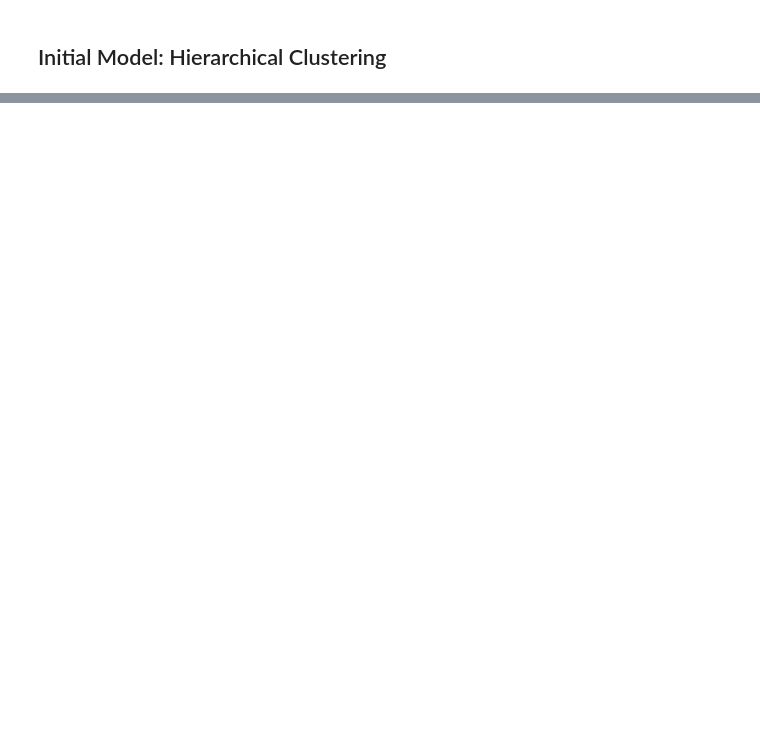
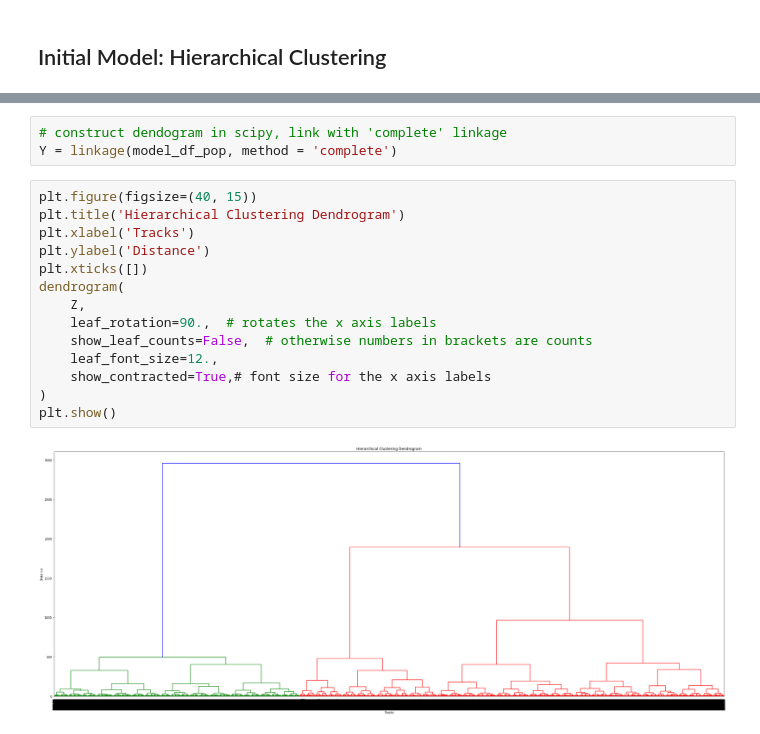
Before and after one commit to itcalderon/pop_genres_analysis, a Jupyter notebook: Initial_Models.ipynb, the cells around one changed output, grey strips where cells are left out. Cells and saved outputs as stored; diff of their text form; blank space fills up the shorter version.

```diff
--- a/Initial_Models.ipynb
+++ b/Initial_Models.ipynb
@@ -226,0 +290,19 @@ NameError: name 'plt' is not defined
+# %%
+# construct dendogram in scipy, link with 'complete' linkage
+Y = linkage(model_df_pop, method = 'complete')
+# %%
+plt.figure(figsize=(40, 15))
+plt.title('Hierarchical Clustering Dendrogram')
+plt.xlabel('Tracks')
+plt.ylabel('Distance')
+plt.xticks([])
+dendrogram(
+    Z,
+    leaf_rotation=90.,  # rotates the x axis labels
+    show_leaf_counts=False,  # otherwise numbers in brackets are counts
+    leaf_font_size=12.,
+    show_contracted=True,# font size for the x axis labels
+)
+plt.show()
+# %% [output]
+[figure, added]
```
Also changed, not shown: parts of 52 cells of this notebook.
